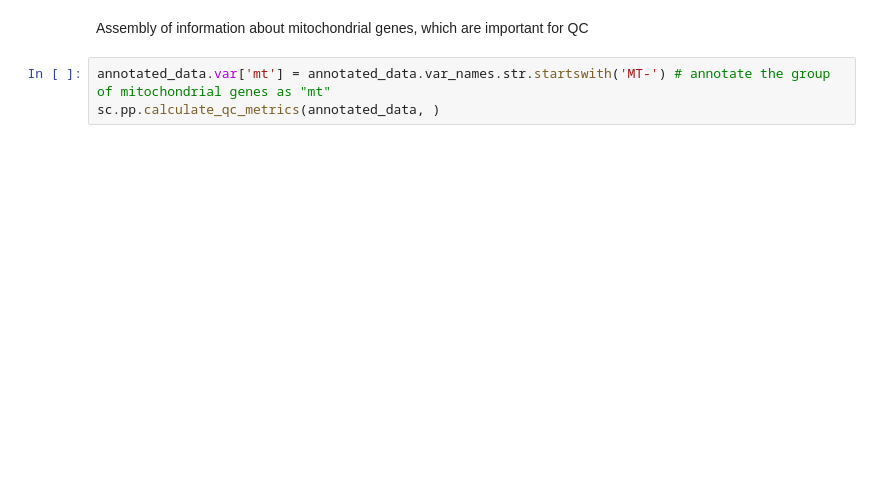
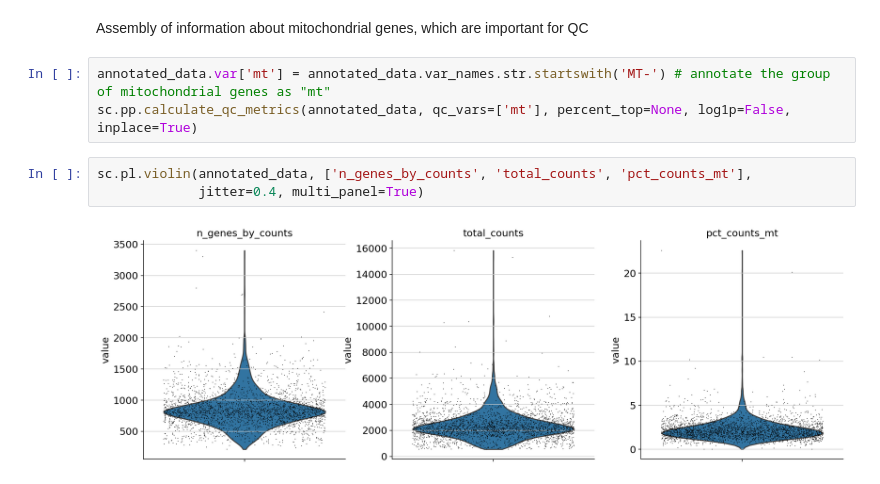
Before and after one commit to vicfabienne/Organoids_sc_WS2122, a Jupyter notebook: scanpy_tutorial.ipynb, the cells around one changed output. Saved outputs shown, nothing was run; the diff lists cells and outputs as text; blank space fills up the shorter version.

```diff
--- a/scanpy_tutorial.ipynb
+++ b/scanpy_tutorial.ipynb
@@ -54,4 +56,9 @@ sc.pp.filter_genes(annotated_data, min_cells=3)
 Assembly of information about mitochondrial genes, which are important for QC
 # %%
 annotated_data.var['mt'] = annotated_data.var_names.str.startswith('MT-') # annotate the group of mitochondrial genes as "mt"
-sc.pp.calculate_qc_metrics(annotated_data, )
+sc.pp.calculate_qc_metrics(annotated_data, qc_vars=['mt'], percent_top=None, log1p=False, inplace=True)
+# %%
+sc.pl.violin(annotated_data, ['n_genes_by_counts', 'total_counts', 'pct_counts_mt'],
+             jitter=0.4, multi_panel=True)
+# %% [output]
+[figure, added]
```
Also changed, not shown: parts of 6 cells of this notebook.
